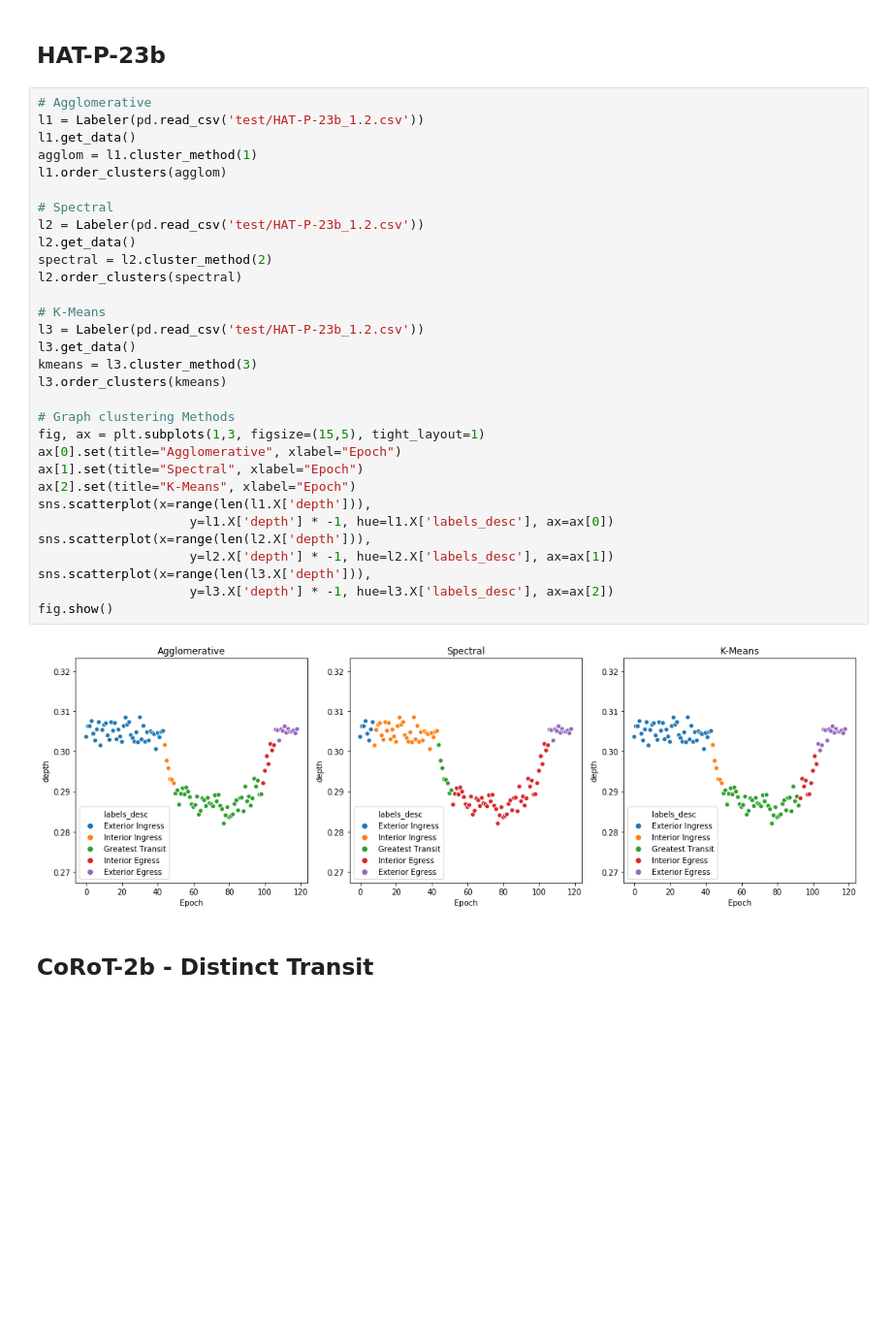
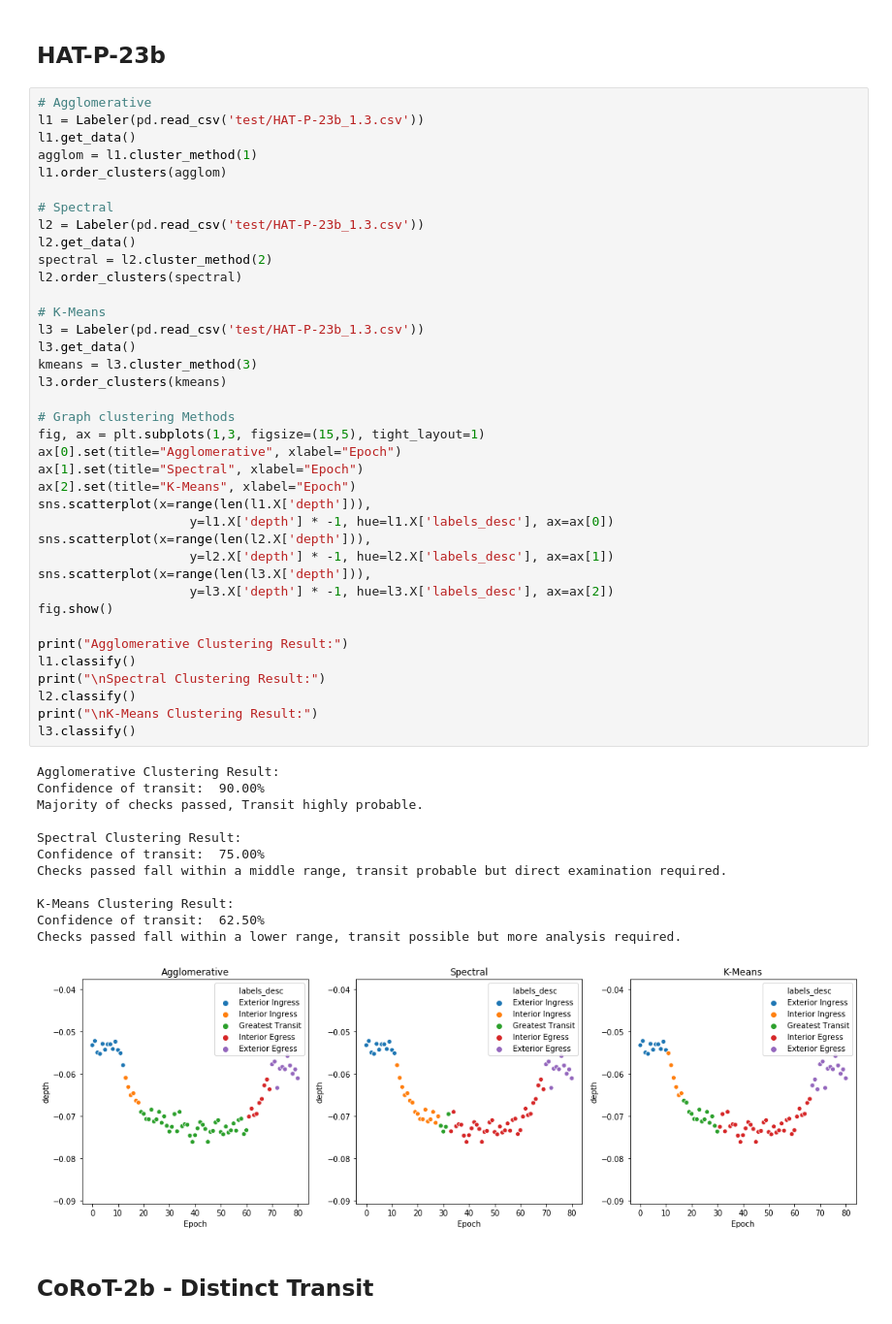
Before and after one commit to Campbelld226/capstone, a Jupyter notebook: Visualizations Extended.ipynb, the cells around one changed output. Shown at 97% size. Cells and saved outputs as stored; diff of their text form; blank space fills up the shorter version.

```diff
--- a/Visualizations Extended.ipynb
+++ b/Visualizations Extended.ipynb
@@ -15,37 +15,55 @@ warnings.filterwarnings('ignore')
 ## HAT-P-23b
 # %%
 # Agglomerative
-l1 = Labeler(pd.read_csv('test/HAT-P-23b_1.2.csv'))
+l1 = Labeler(pd.read_csv('test/HAT-P-23b_1.3.csv'))
 l1.get_data()
 agglom = l1.cluster_method(1)
 l1.order_clusters(agglom)
 
 # Spectral
-l2 = Labeler(pd.read_csv('test/HAT-P-23b_1.2.csv'))
+l2 = Labeler(pd.read_csv('test/HAT-P-23b_1.3.csv'))
 l2.get_data()
 spectral = l2.cluster_method(2)
 l2.order_clusters(spectral)
 
 # K-Means
-l3 = Labeler(pd.read_csv('test/HAT-P-23b_1.2.csv'))
+l3 = Labeler(pd.read_csv('test/HAT-P-23b_1.3.csv'))
 l3.get_data()
 kmeans = l3.cluster_method(3)
 l3.order_clusters(kmeans)
 
 # Graph clustering Methods
 fig, ax = plt.subplots(1,3, figsize=(15,5), tight_layout=1)
 ax[0].set(title="Agglomerative", xlabel="Epoch")
 ax[1].set(title="Spectral", xlabel="Epoch")
 ax[2].set(title="K-Means", xlabel="Epoch")
 sns.scatterplot(x=range(len(l1.X['depth'])),
                     y=l1.X['depth'] * -1, hue=l1.X['labels_desc'], ax=ax[0])
 sns.scatterplot(x=range(len(l2.X['depth'])),
                     y=l2.X['depth'] * -1, hue=l2.X['labels_desc'], ax=ax[1])
 sns.scatterplot(x=range(len(l3.X['depth'])),
                     y=l3.X['depth'] * -1, hue=l3.X['labels_desc'], ax=ax[2])
 fig.show()
+
+print("Agglomerative Clustering Result:")
+l1.classify()
+print("\nSpectral Clustering Result:")
+l2.classify()
+print("\nK-Means Clustering Result:")
+l3.classify()
 # %% [output]
+Agglomerative Clustering Result:
+Confidence of transit:  90.00%
+Majority of checks passed, Transit highly probable.
+
+Spectral Clustering Result:
+Confidence of transit:  75.00%
+Checks passed fall within a middle range, transit probable but direct examination required.
+
+K-Means Clustering Result:
+Confidence of transit:  62.50%
+Checks passed fall within a lower range, transit possible but more analysis required.
-[figure, old version]
+[figure, new version]
 # %% [markdown]
 ## CoRoT-2b - Distinct Transit
 # %%
```
Also changed, not shown: parts of 3 cells of this notebook, 4 other files.
